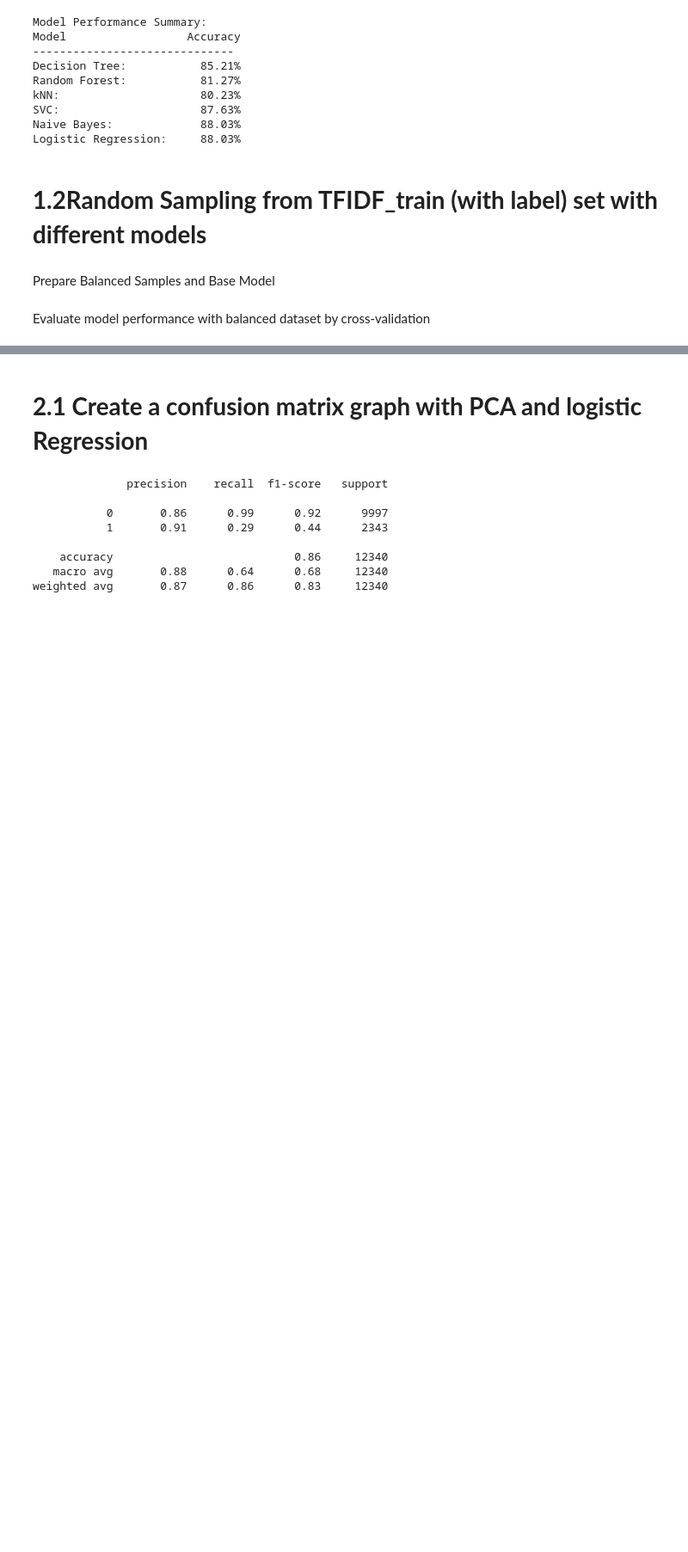
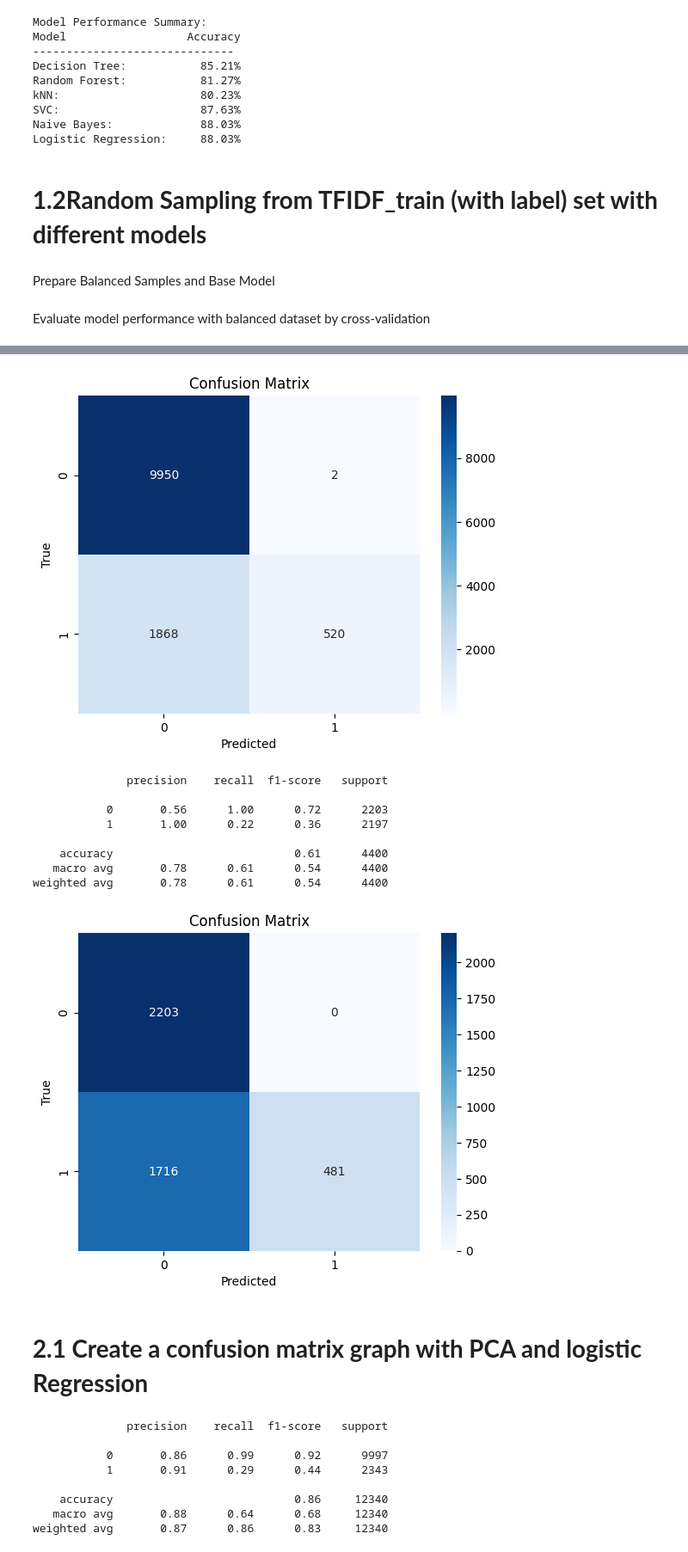
Before and after one commit to borisPMC/NewsHeadline, a Jupyter notebook: boris.ipynb, the cells around one changed output, grey strips where cells are left out. Shown at 86% size. Cells and saved outputs as stored; diff of their text form; code cells hidden in the pictures; blank space fills up the shorter version.

```diff
--- a/boris.ipynb
+++ b/boris.ipynb
@@ -282,27 +282,56 @@ lr_model = LogisticRegression(C=1.0, penalty='none', solver='newton-cg', random_
 # %% [markdown]
 Evaluate model performance with balanced dataset by cross-validation
 # %%
+from matplotlib import pyplot as plt
+import seaborn as sns
 from sklearn.model_selection import cross_val_score
+from sklearn.metrics import classification_report, confusion_matrix
 
-Y = random_sample_set[0]["fake"]
-X = random_sample_set[0].drop("fake",axis=1)
+def cross_validation_balance(df):
 
-dt_accuracy = cross_val_score(dt_model, X, Y, cv=5, scoring="accuracy")
-rf_accuracy = cross_val_score(rf_model, X, Y, cv=5, scoring="accuracy")
-knn_accuracy = cross_val_score(knn_model, X, Y, cv=5, scoring="accuracy")
-svc_accuracy = cross_val_score(svc_model, X, Y, cv=5, scoring="accuracy")
-nb_accuracy = cross_val_score(nb_model, X, Y, cv=5, scoring="accuracy")
-lr_accuracy = cross_val_score(lr_model, X, Y, cv=5, scoring="accuracy")
-print(f"Cross-validation scores: {dt_accuracy}")
-print(f"Average cross-validation score: {np.mean(dt_accuracy)}")
+    Y = random_sample_set[0]["fake"]
+    X = random_sample_set[0].drop("fake",axis=1)
 
-print("\nModel Average Performance Summary:")
-print(f"{'Model':<20} {'Accuracy':>10}")
-print("-" * 30)
-print(f"{'Decision Tree:':<25}{np.mean(dt_accuracy) * 100:.2f}%")
-print(f"{'Random Forest:':<24} {np.mean(rf_accuracy) * 100:.2f}%")
-print(f"{'kNN:':<24} {np.mean(knn_accuracy) * 100:.2f}%")
-print(f"{'SVC:':<24} {np.mean(svc_accuracy) * 100:.2f}%")
-print(f"{'Naive Bayes:':<24} {np.mean(nb_accuracy) * 100:.2f}%")
-print(f"{'Logistic Regression:':<24} {np.mean(lr_accuracy) * 100:.2f}%")
+    dt_accuracy = cross_val_score(dt_model, X, Y, cv=5, scoring="accuracy")
+    rf_accuracy = cross_val_score(rf_model, X, Y, cv=5, scoring="accuracy")
+    knn_accuracy = cross_val_score(knn_model, X, Y, cv=5, scoring="accuracy")
+    svc_accuracy = cross_val_score(svc_model, X, Y, cv=5, scoring="accuracy")
+    nb_accuracy = cross_val_score(nb_model, X, Y, cv=5, scoring="accuracy")
+    lr_accuracy = cross_val_score(lr_model, X, Y, cv=5, scoring="accuracy")
+    print(f"Cross-validation scores: {dt_accuracy}")
+    print(f"Average cross-validation score: {np.mean(dt_accuracy)}")
+
+    print("\nModel Average Performance Summary:")
+    print(f"{'Model':<20} {'Accuracy':>10}")
+    print("-" * 30)
+    print(f"{'Decision Tree:':<25}{np.mean(dt_accuracy) * 100:.2f}%")
+    print(f"{'Random Forest:':<24} {np.mean(rf_accuracy) * 100:.2f}%")
+    print(f"{'kNN:':<24} {np.mean(knn_accuracy) * 100:.2f}%")
+    print(f"{'SVC:':<24} {np.mean(svc_accuracy) * 100:.2f}%")
+    print(f"{'Naive Bayes:':<24} {np.mean(nb_accuracy) * 100:.2f}%")
+    print(f"{'Logistic Regression:':<24} {np.mean(lr_accuracy) * 100:.2f}%")
+
+def confusion_predict(model, df):
+
+    # df: balanced df set
+    Y = df["fake"]
+    X = df.drop("fake",axis=1)
+
+    x_train, x_test, y_train, y_test = train_test_split(X, Y, test_size=0.2, random_state=7)
+    model.fit(x_train, y_train)
+
+    y_pred = model.predict(x_test)
+    # Print classification report
+    print(classification_report(y_test, y_pred))  # Corrected to use y_test
+
+    # Plot confusion matrix
+    cm = confusion_matrix(y_test, y_pred)
+    sns.heatmap(cm, annot=True, fmt='d', cmap='Blues')
+    plt.xlabel('Predicted')
+    plt.ylabel('True')
+    plt.title('Confusion Matrix')
+    plt.show()
+
+confusion_predict(dt_model, population_set)
+confusion_predict(dt_model, random_sample_set[0])
 # %% [output]
@@ -321,3 +346,13 @@ Logistic Regression:     78.50%
+[figure, added]
+              precision    recall  f1-score   support
+
+           0       0.56      1.00      0.72      2203
+           1       1.00      0.22      0.36      2197
+
+    accuracy                           0.61      4400
+   macro avg       0.78      0.61      0.54      4400
+weighted avg       0.78      0.61      0.54      4400
+[figure, added]
 # %% [markdown]
 # **2.1 Create a confusion matrix graph with PCA and logistic Regression**
 # %%
```
Also changed, not shown: parts of 1 cell of this notebook.
